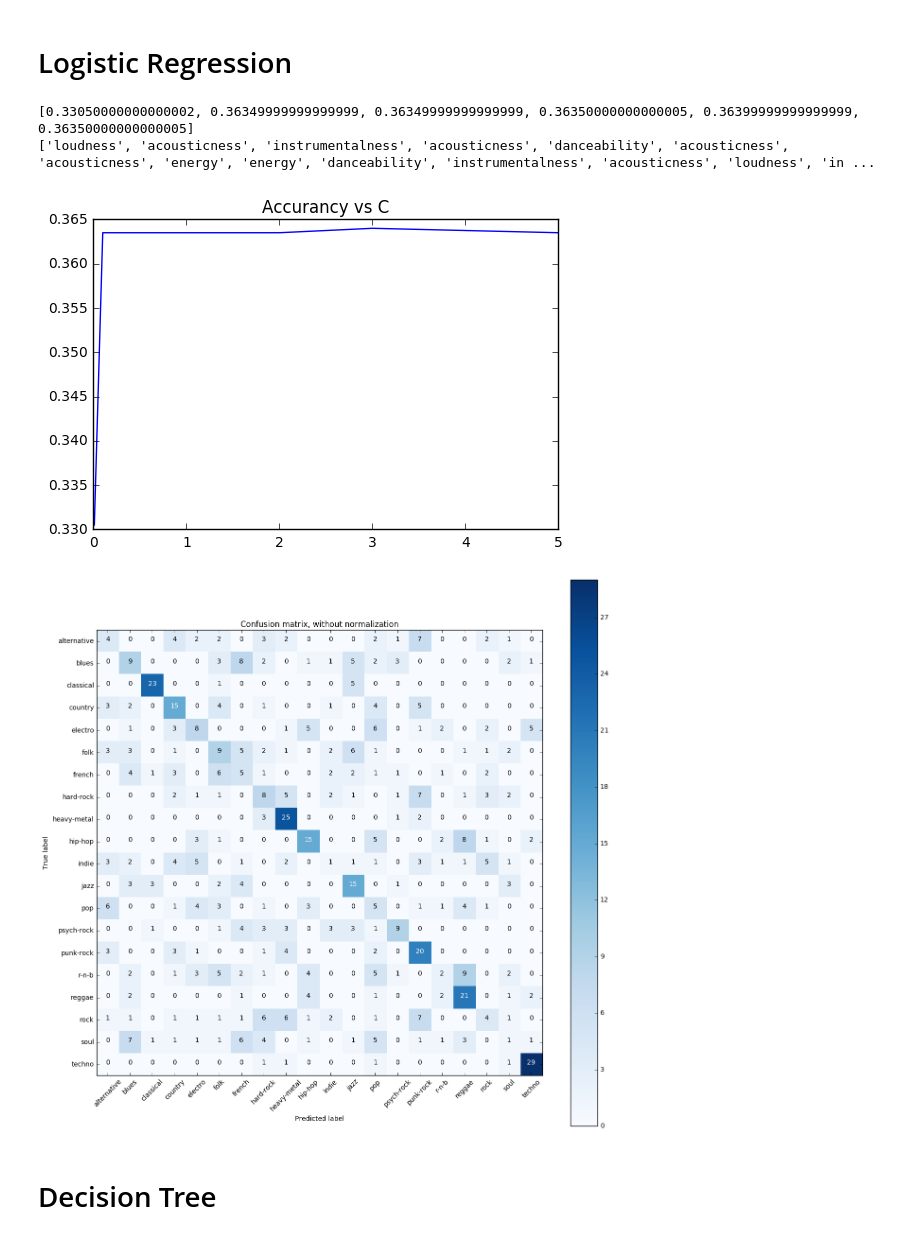
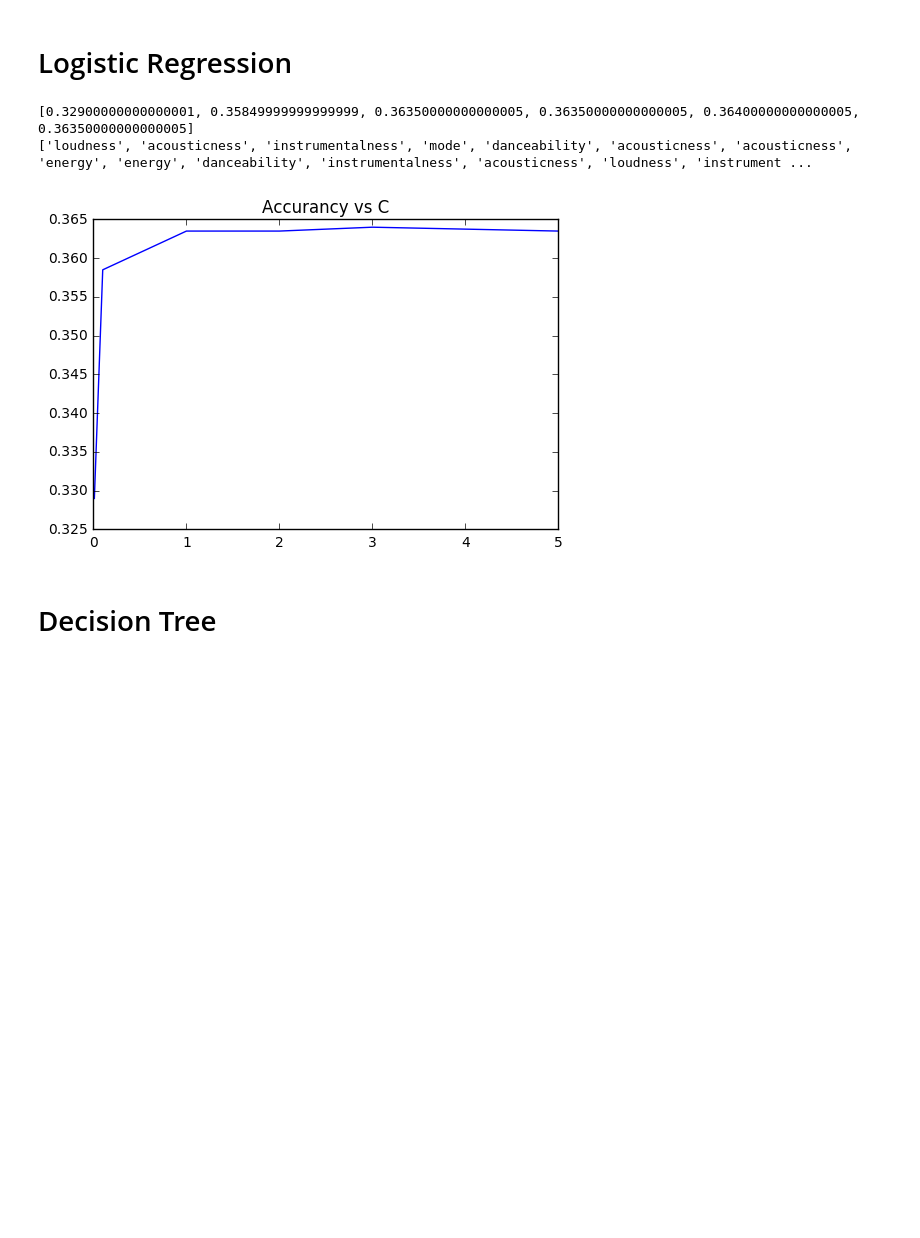
Before and after one commit to AelHenri/Genrify, a Jupyter notebook: Genrify_models_clean.ipynb, the cells around one changed output. Saved outputs shown, nothing was run; the diff lists cells and outputs as text; code cells hidden in the pictures; blank space fills up the shorter version.

```diff
--- a/Genrify_models_clean.ipynb
+++ b/Genrify_models_clean.ipynb
@@ -129,33 +120,30 @@ x_train, x_test, y_train, y_test = train_test_split(sc_attributes, target_multin
 # %%
 lr_models =[]
 Cs = [0.01,0.1,1,2,3,5]
 for c in Cs:
     lr_models.append(LogisticRegression(C=c, multi_class='multinomial', solver='newton-cg'))
 
 acc_scores_c=[]
 for model in lr_models:
     acc_scores = cross_val_score(model, sc_attributes, target_multinomial,cv=5)
     acc_scores_c.append(np.mean(acc_scores))
 
 plt.plot(Cs,acc_scores_c)
 plt.title('Accurancy vs C')
 print(acc_scores_c)
 
 lr_fitted = lr_models[4].fit(x_train,y_train) #model for C=3
 #print(lr_fitted.coef_)   #array(nb_classes=20, nb_features=13)
 indices_max_coef = np.argmax(lr_fitted.coef_, axis=1)
 #print(indices_max_coef)
 best_attribute_class = []     #Attribute that contributes the most to a given class based on the weight value
 for i in indices_max_coef:
     best_attribute_class.append(pd_attributes.columns.values[i])
 print(best_attribute_class)
-
-cnf_mat_model(lr_models[4],sc_attributes, target_multinomial)
 # %% [output]
-[0.33050000000000002, 0.36349999999999999, 0.36349999999999999, 0.36350000000000005, 0.36399999999999999, 0.36350000000000005]
-['loudness', 'acousticness', 'instrumentalness', 'acousticness', 'danceability', 'acousticness', 'acousticness', 'energy', 'energy', 'danceability', 'instrumentalness', 'acousticness', 'loudness', 'in ...
+[0.32900000000000001, 0.35849999999999999, 0.36350000000000005, 0.36350000000000005, 0.36400000000000005, 0.36350000000000005]
+['loudness', 'acousticness', 'instrumentalness', 'mode', 'danceability', 'acousticness', 'acousticness', 'energy', 'energy', 'danceability', 'instrumentalness', 'acousticness', 'loudness', 'instrument ...
-[figure, old version]
+[figure, new version]
-[figure, removed]
 # %% [markdown]
 # Decision Tree
 # %%
```
Also changed, not shown: parts of 13 cells of this notebook, 1 other file.
